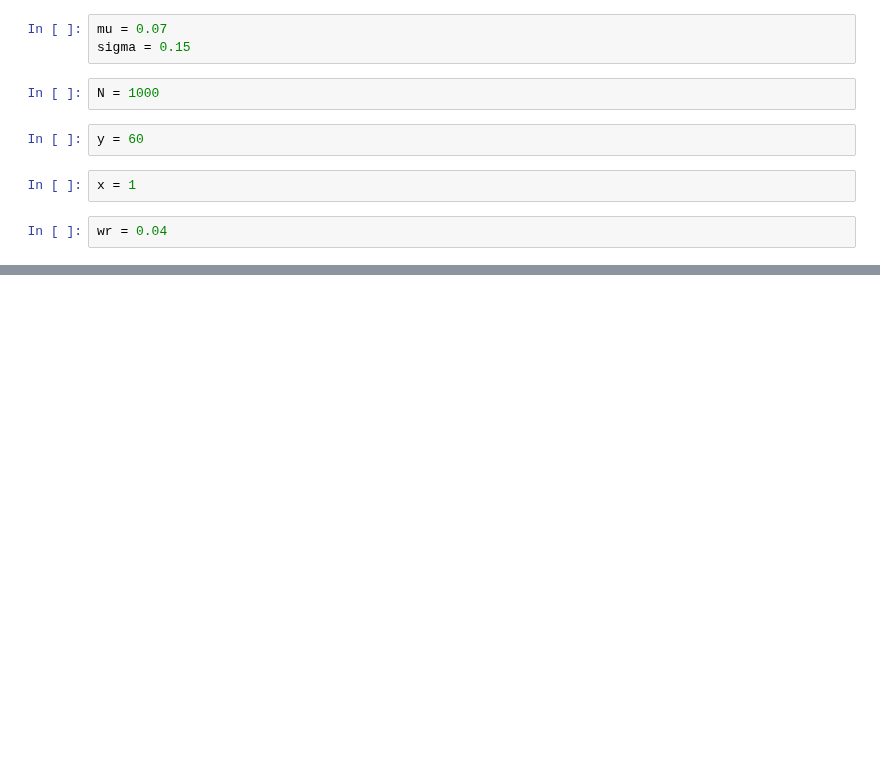
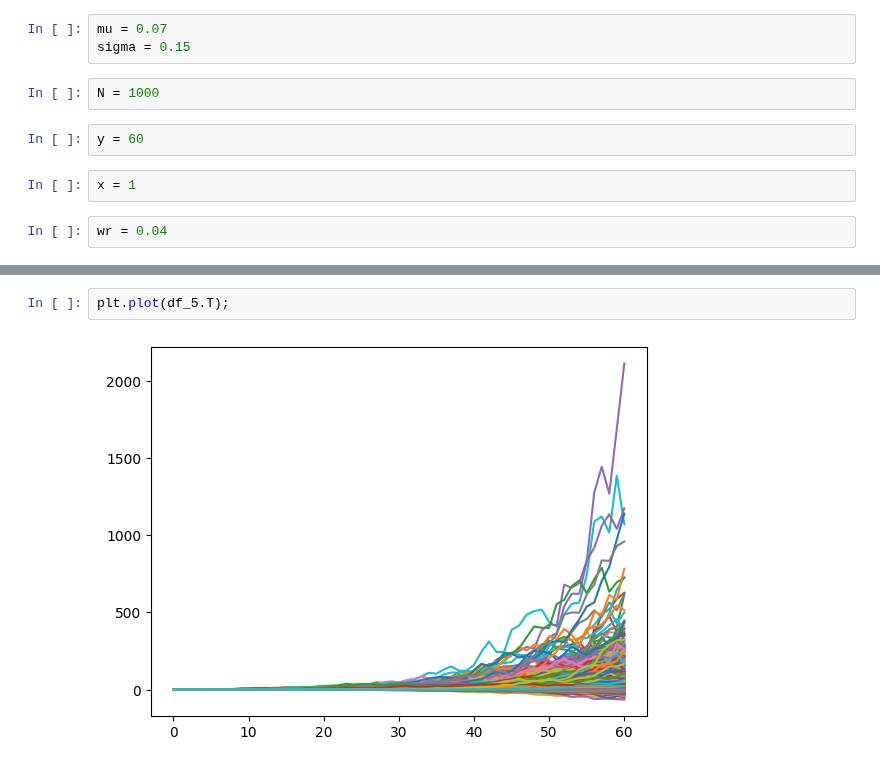
Before and after one commit to jvalansi/notebooks, a Jupyter notebook: safe_withdrawal_rate.ipynb, the cells around one changed output, grey strips where cells are left out. Drawn from its saved outputs; the diff is of its cells as text; blank space fills up the shorter version.

```diff
--- a/safe_withdrawal_rate.ipynb
+++ b/safe_withdrawal_rate.ipynb
@@ -27,0 +59,4 @@ success_rate
+# %%
+plt.plot(df_5.T);
+# %% [output]
+[figure, added]
```
Also changed, not shown: parts of 22 cells of this notebook.
